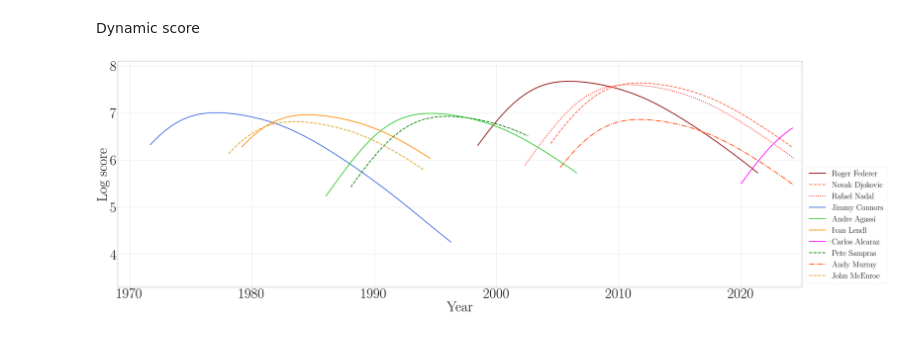
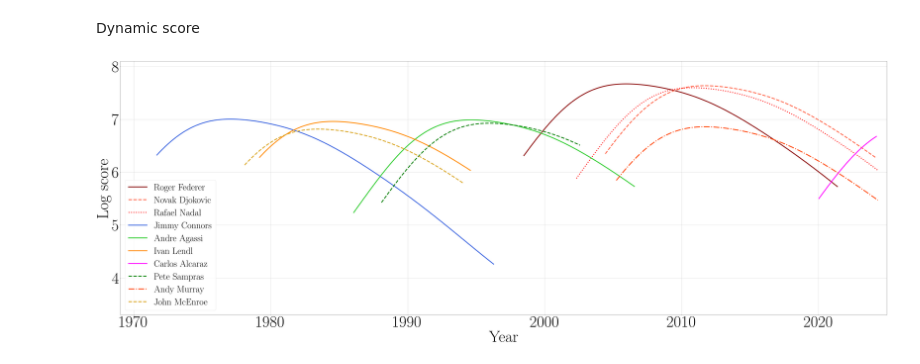
Before and after one commit to PinjunD/Statistical-ranking-with-dynamic-covariate, a Jupyter notebook: tennis.ipynb, the cells around one changed output. Saved outputs shown, nothing was run; the diff lists cells and outputs as text; code cells hidden in the pictures.

```diff
--- a/tennis.ipynb
+++ b/tennis.ipynb
@@ -343,32 +343,32 @@ plt.xticks(size = sz)
 plt.yticks(size = sz)
 rc('text', usetex=True)
 rc('font', family='serif')
 
 year_tag = [('darkred', '-'),('tomato', '--'), ('red', ':'),\
             ('royalblue', '-'), ('limegreen', '-'), ('darkorange', '-'),\
             ('magenta', '-'), ('green', '--'), ('orangered', '-.'), \
             ('goldenrod', '--')]
 
 
 for i,player in enumerate(players):
 
     start_year = players_information[player]['start_year']
     end_year = players_information[player]['end_year']
     birthday = players_information[player]['birthday']
 
     period = np.linspace(start_year, end_year, 200)
 
     u = u_plusDC[playerID[player]]
     score = age_effect(period-birthday)+u
 
 
     ax.plot(period,score,color = year_tag[i][0],
             linestyle = year_tag[i][1], linewidth = 6, label = top_player[i])
-ax.legend(prop={'size': 60}, title_fontsize=sz, loc = 'lower left', bbox_to_anchor=(1, 0))
+ax.legend(prop={'size': 60}, title_fontsize=sz, loc = 'lower left', bbox_to_anchor=(0, 0))
 
 
 plt.grid()
 plt.savefig(image_path+'dynamic_score.pdf')
 plt.show()
 # %% [output]
-[figure, old version]
+[figure, new version]
```
Also changed, not shown: 3 other files.
